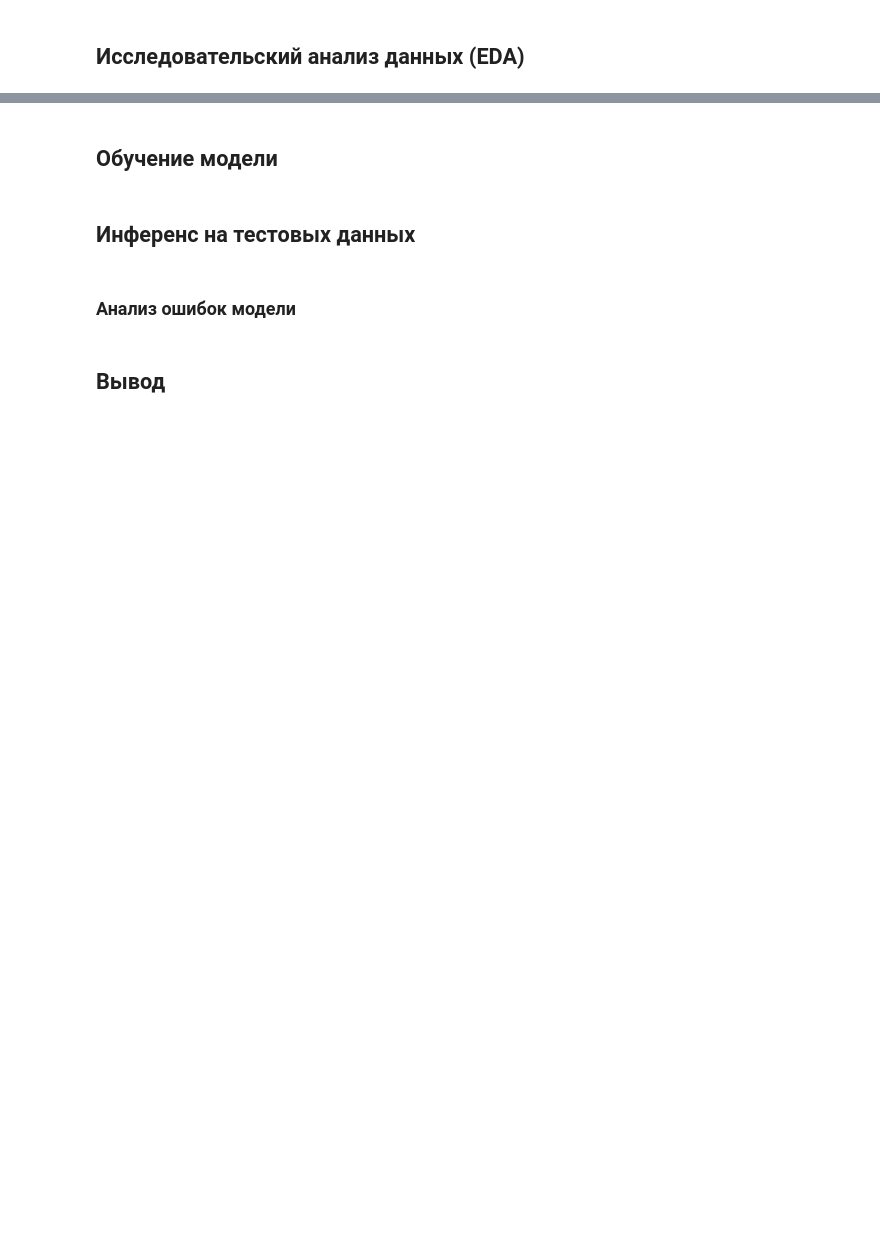
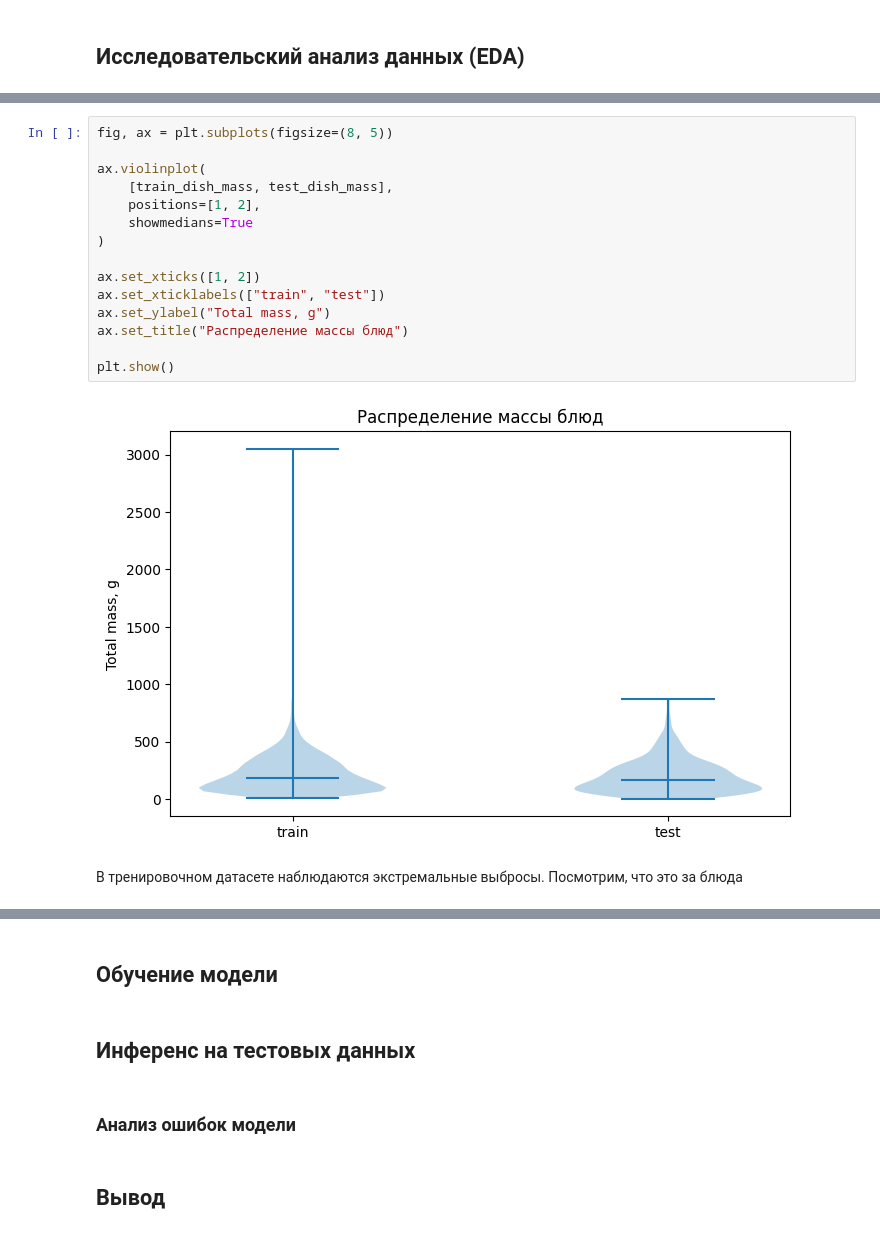
Before and after one commit to lizofeta/calorie_prediction_nn, a Jupyter notebook: notebook.ipynb, the cells around one changed output, grey strips where cells are left out. Saved outputs shown, nothing was run; the diff lists cells and outputs as text; blank space fills up the shorter version.

```diff
--- a/notebook.ipynb
+++ b/notebook.ipynb
@@ -27,0 +308,19 @@
+# %%
+fig, ax = plt.subplots(figsize=(8, 5))
+
+ax.violinplot(
+    [train_dish_mass, test_dish_mass],
+    positions=[1, 2],
+    showmedians=True
+)
+
+ax.set_xticks([1, 2])
+ax.set_xticklabels(["train", "test"])
+ax.set_ylabel("Total mass, g")
+ax.set_title("Распределение массы блюд")
+
+plt.show()
+# %% [output]
+[figure, added]
+# %% [markdown]
+В тренировочном датасете наблюдаются экстремальные выбросы. Посмотрим, что это за блюда
```
Also changed, not shown: parts of 41 cells of this notebook.
